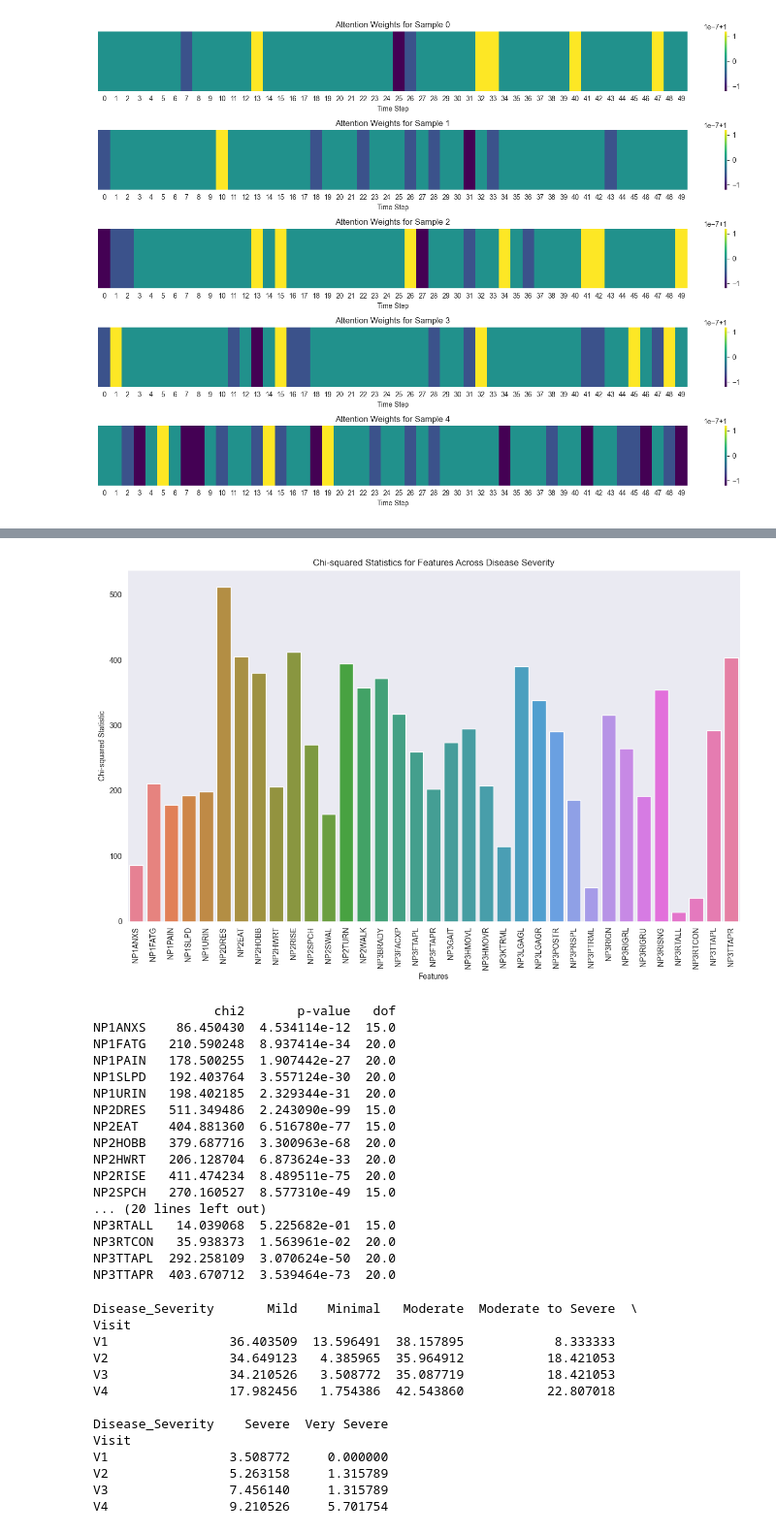
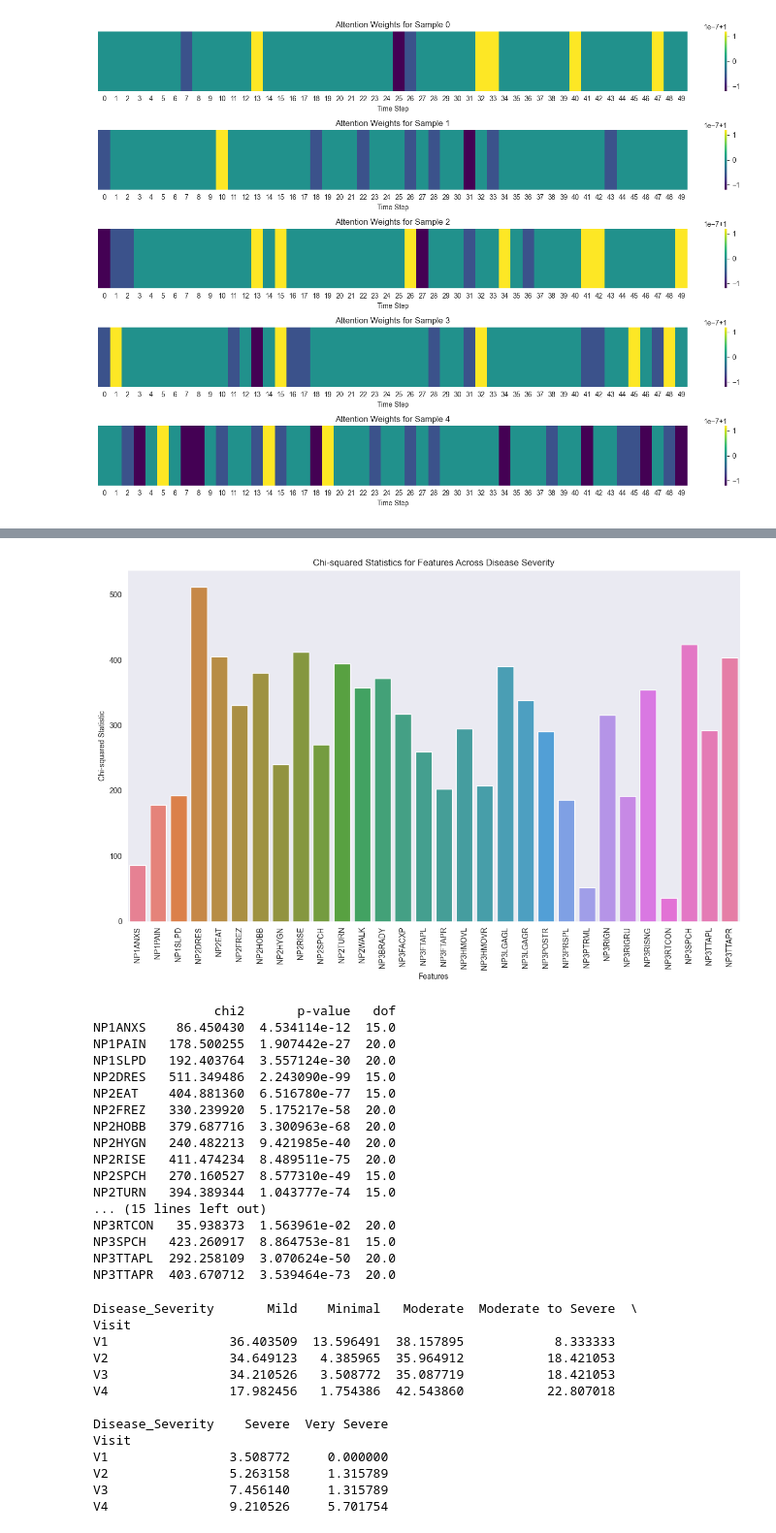
Before and after one commit to iammahbubalam/PPMI_Research_on_Parkinsons, a Jupyter notebook: src/mahbub/final.ipynb, the cells around one changed output, grey strips where cells are left out. Shown: that part at 97% size. Cells and saved outputs as stored; diff of their text form; code cells hidden in the pictures.

```diff
--- a/src/mahbub/final.ipynb
+++ b/src/mahbub/final.ipynb
@@ -374,11 +375,7 @@ data = pd.read_csv("B:/Projects/PycharmProjects/PPMI_Research_on_Parkinson's/src
 
 # Unique set of features
 features_to_test = [
-   'NP1ANXS', 'NP1FATG', 'NP1PAIN', 'NP1SLPD', 'NP1URIN', 'NP2DRES', 'NP2EAT',
-    'NP2HOBB', 'NP2HWRT', 'NP2RISE', 'NP2SPCH', 'NP2SWAL', 'NP2TURN', 'NP2WALK',
-    'NP3BRADY', 'NP3FACXP', 'NP3FTAPL', 'NP3FTAPR', 'NP3GAIT', 'NP3HMOVL', 'NP3HMOVR',
-    'NP3KTRML', 'NP3LGAGL', 'NP3LGAGR', 'NP3POSTR', 'NP3PRSPL', 'NP3PTRML', 'NP3RIGN',
-    'NP3RIGRL', 'NP3RIGRU', 'NP3RISNG', 'NP3RTALL', 'NP3RTCON', 'NP3TTAPL', 'NP3TTAPR'
+  'NP1ANXS', 'NP1PAIN', 'NP1SLPD', 'NP2DRES', 'NP2EAT', 'NP2FREZ', 'NP2HOBB', 'NP2HYGN', 'NP2RISE', 'NP2SPCH', 'NP2TURN', 'NP2WALK', 'NP3BRADY', 'NP3FACXP', 'NP3FTAPL', 'NP3FTAPR', 'NP3HMOVL', 'NP3HMOVR', 'NP3LGAGL', 'NP3LGAGR', 'NP3POSTR', 'NP3PRSPL', 'NP3PTRML', 'NP3RIGN', 'NP3RIGRU', 'NP3RISNG', 'NP3RTCON', 'NP3SPCH', 'NP3TTAPL', 'NP3TTAPR',
 ]
 
 # Initialize a dictionary to store the results
@@ -416,7 +413,7 @@ plt.tight_layout()
 plt.show()
 
 # Save the results to CSV (if needed)
-chi_squared_df.to_csv("chi_squared_results.csv")
+chi_squared_df.to_csv("chi_squared_results_Visit.csv")
 
 # Print results
 print(chi_squared_df)
@@ -450,7 +447,7 @@ data = pd.read_csv("B:/Projects/PycharmProjects/PPMI_Research_on_Parkinson's/src
 
 # Unique set of features
 features_to_test = [
-    'NP1ANXS', 'NP1FATG', 'NP1PAIN', 'NP1SLPD', 'NP1URIN', 'NP2DRES', 'NP2EAT', 'NP2HOBB', 'NP2HWRT', 'NP2RISE', 'NP2SPCH', 'NP2SWAL', 'NP2TURN', 'NP2WALK', 'NP3BRADY', 'NP3FACXP', 'NP3FTAPL', 'NP3FTAPR', 'NP3GAIT', 'NP3HMOVL', 'NP3HMOVR', 'NP3KTRML', 'NP3LGAGL', 'NP3LGAGR', 'NP3POSTR', 'NP3PRSPL', 'NP3PTRML', 'NP3RIGN', 'NP3RIGRL', 'NP3RIGRU', 'NP3RISNG', 'NP3RTALL', 'NP3RTCON', 'NP3TTAPL', 'NP3TTAPR'
+    'NP1ANXS', 'NP1PAIN', 'NP1SLPD', 'NP2DRES', 'NP2EAT', 'NP2FREZ', 'NP2HOBB', 'NP2HYGN', 'NP2RISE', 'NP2SPCH', 'NP2TURN', 'NP2WALK', 'NP3BRADY', 'NP3FACXP', 'NP3FTAPL', 'NP3FTAPR', 'NP3HMOVL', 'NP3HMOVR', 'NP3LGAGL', 'NP3LGAGR', 'NP3POSTR', 'NP3PRSPL', 'NP3PTRML', 'NP3RIGN', 'NP3RIGRU', 'NP3RISNG', 'NP3RTCON', 'NP3SPCH', 'NP3TTAPL', 'NP3TTAPR',
 ]
 
 # Initialize a dictionary to store the results
@@ -465,50 +462,50 @@ for feature in features_to_test:
     chi2, p, dof, expected = chi2_contingency(contingency_table)
 
     # Store the results
     chi_squared_results[feature] = {'chi2': chi2, 'p-value': p, 'dof': dof}
 
 # Convert the results into a DataFrame for better readability
 chi_squared_df = pd.DataFrame(chi_squared_results).T
 
 # Plotting the Chi-squared statistics for each feature
 plt.figure(figsize=(12, 8))
 
 # Assign hue to the x-axis and disable the legend
 sns.barplot(x=chi_squared_df.index, y=chi_squared_df['chi2'], hue=chi_squared_df.index, legend=False)
 
 # Rotate the x labels for better readability
 plt.xticks(rotation=90)
 plt.title("Chi-squared Statistics for Features Across Disease Severity")
 plt.xlabel("Features")
 plt.ylabel("Chi-squared Statistic")
 plt.grid(False)
 plt.tight_layout()
 
 # Show the plot
 plt.show()
 
 # Save the results to CSV (if needed)
-chi_squared_df.to_csv("chi_squared_results.csv")
+chi_squared_df.to_csv("chi_squared_results_severity.csv")
 
 # Print results
 print(chi_squared_df)
 # %% [output]
-[figure, old version]
+[figure, new version]
                 chi2       p-value   dof
 NP1ANXS    86.450430  4.534114e-12  15.0
-NP1FATG   210.590248  8.937414e-34  20.0
 NP1PAIN   178.500255  1.907442e-27  20.0
 NP1SLPD   192.403764  3.557124e-30  20.0
-NP1URIN   198.402185  2.329344e-31  20.0
 NP2DRES   511.349486  2.243090e-99  15.0
 NP2EAT    404.881360  6.516780e-77  15.0
+NP2FREZ   330.239920  5.175217e-58  20.0
 NP2HOBB   379.687716  3.300963e-68  20.0
-NP2HWRT   206.128704  6.873624e-33  20.0
+NP2HYGN   240.482213  9.421985e-40  20.0
 NP2RISE   411.474234  8.489511e-75  20.0
 NP2SPCH   270.160527  8.577310e-49  15.0
-... (20 lines left out)
-NP3RTALL   14.039068  5.225682e-01  15.0
+NP2TURN   394.389344  1.043777e-74  15.0
+... (15 lines left out)
 NP3RTCON   35.938373  1.563961e-02  20.0
+NP3SPCH   423.260917  8.864753e-81  15.0
 NP3TTAPL  292.258109  3.070624e-50  20.0
 NP3TTAPR  403.670712  3.539464e-73  20.0
 # %%
```
Also changed, not shown: parts of 4 cells of this notebook, 23 other files.
